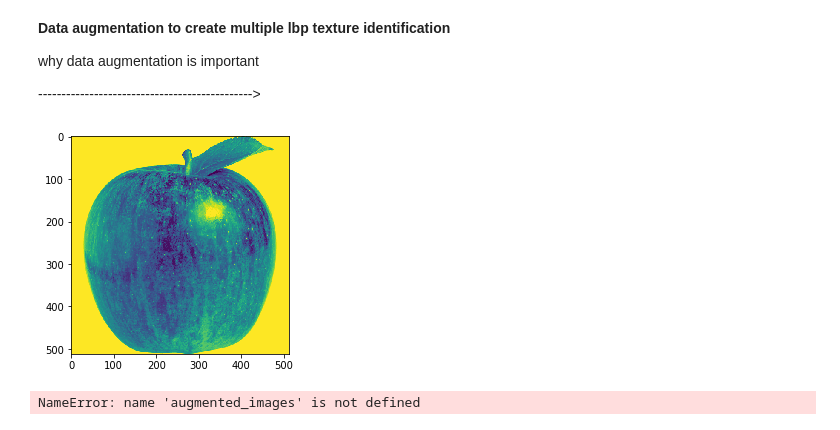
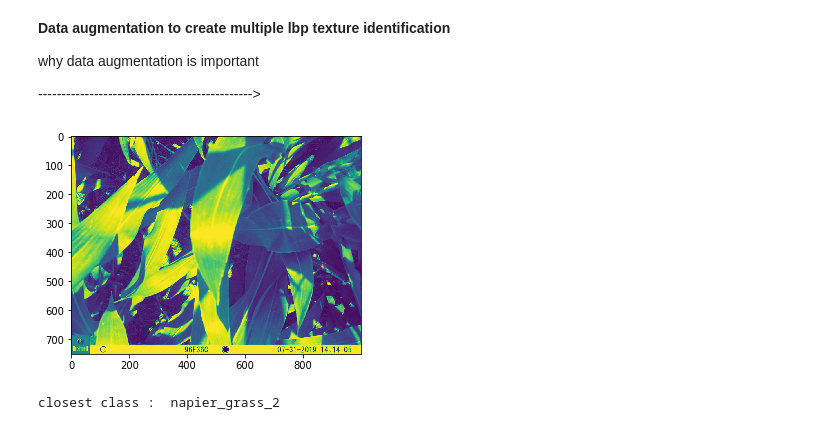
Before and after one commit to dishan3x/Lbp_Object_identification, a Jupyter notebook: Local_Binary_Pattern_Classifier.ipynb, the cells around one changed output. Saved outputs shown, nothing was run; the diff lists cells and outputs as text; code cells hidden in the pictures.

```diff
--- a/Local_Binary_Pattern_Classifier.ipynb
+++ b/Local_Binary_Pattern_Classifier.ipynb
@@ -71,8 +226,8 @@ why data augmentation is important
 #warnings.filterwarnings("ignore")
 
 #original_image = data.chelsea()
-original_image   = io.imread('images/testData/apple_test_1.png',as_gray=True)
-plt.imshow(original_image)
+original_image   = io.imread('images/testData/longleaf.jpeg',as_gray=True)
+#plt.imshow(original_image)
 
 
 
@@ -98,7 +253,7 @@ def image_augmentation(image):
     # rescale image to 25% of the initial size
     image_rescaled = rescale(original_image, 1.0 / 4.0)
     augmented_images.append(image_rescaled)
-
+    plt.imshow(image_rescaled)
     # Noise
     image_with_random_noise = random_noise(original_image)
     augmented_images.append(image_with_random_noise)
@@ -112,36 +267,42 @@ def image_augmentation(image):
 
     #color_inversion_image_with_np = np.invert(original_image)
     #augmented_images.append(color_inversion_image_with_np)
 
     # perform a 45 degree rotation
     image_with_rotation = rotate(original_image, 45)
     #show_images(original_image, image_with_rotation, "Rotated")
     augmented_images.append(image_with_rotation)
 
 
     v_min, v_max = np.percentile(original_image, (0.2, 99.8))
     better_contrast = exposure.rescale_intensity(original_image, in_range=(v_min, v_max))
     augmented_images.append(better_contrast)
 
     # gamma and gain parameters are between 0 and 1
     adjusted_gamma_image = exposure.adjust_gamma(original_image, gamma=0.4, gain=0.9)
     augmented_images.append(adjusted_gamma_image)
 
     # sigmoid correction
     sigmoid_correction_image = exposure.adjust_sigmoid(original_image)
     augmented_images.append(sigmoid_correction_image)
 
     # Vertical flip
 
     vertical_flip = original_image[::-1, :]
     augmented_images.append(vertical_flip)
 
     # Blur image
 
-    blured_image = ndimage.uniform_filter(original_image, size=(11, 11, 1))
-    augmented_images.append(blured_image)
+    #blured_image = ndimage.uniform_filter(original_image, size=(11, 11, 1))
+    #blured_image = gaussian(original_image, sigma=randRange(0, 5))
+
+
+    #augmented_images.append(blured_image)
+    return augmented_images
+
+augmented_images_stack = image_augmentation(original_image)
 # %% [output]
-[figure, old version]
+[figure, new version]
 # %%
 #Kullback–Leibler divergence (also called relative entropy) is a measure of how one probability distribution is different from a second, reference probability distribution
 def kullback_leibler_divergence(p, q):
@@ -196,7 +357,7 @@ def matchAll(refs, images):
 #print('original: ground, rotated: 70deg, match result: ',match(refs, rotate(ground, angle=70, resize=(5,2))))
 # %%
 # Run the classifier
-
-print('Matched results',matchAll(pictureDictionary,augmented_images))
+closest_class = matchAll(lbp_ref_dictionary,augmented_images_stack)
+print('closest class : ',closest_class)
 # %% [output]
-NameError: name 'augmented_images' is not defined
+closest class :  napier_grass_2
```
Also changed, not shown: parts of 8 cells of this notebook, 23 other files.
